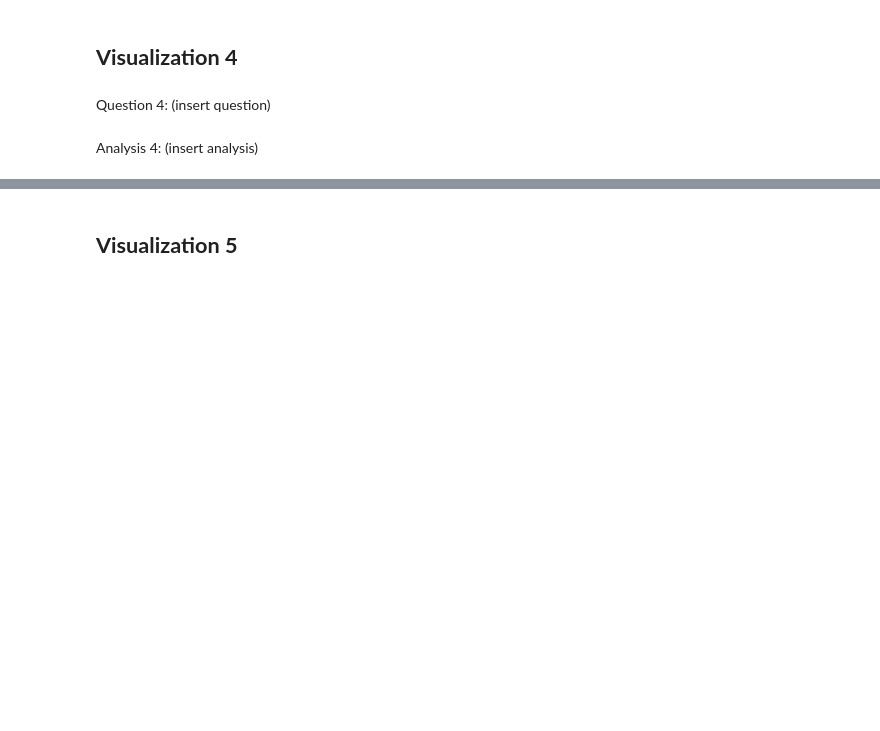
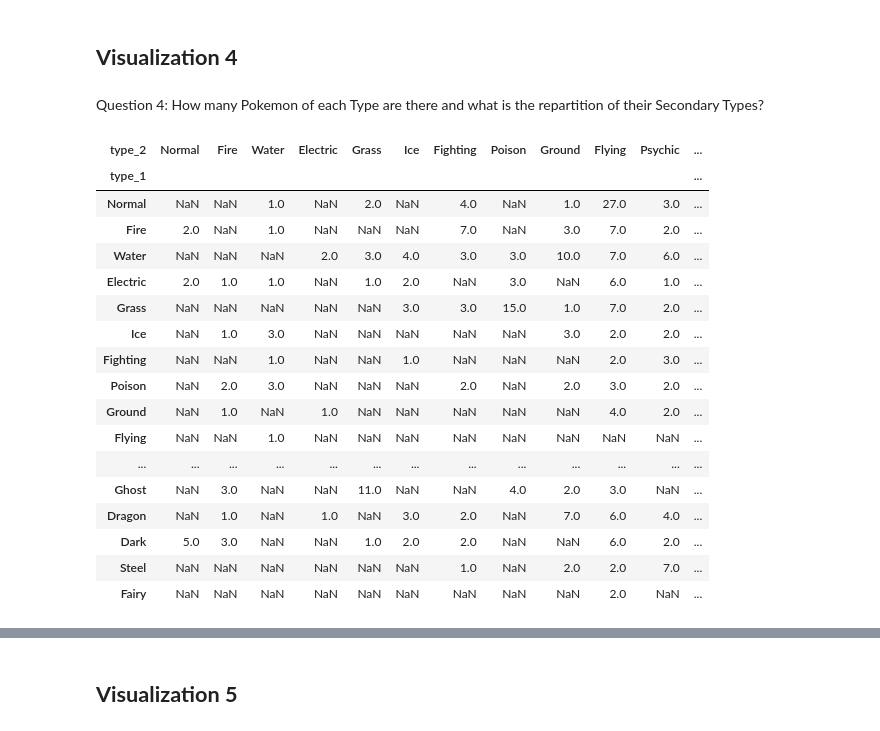
Before and after one commit to Leroymilo/DataVis, a Jupyter notebook: Final Assignment/AdriaanL_AcadWrit_DataViz_Assignment.ipynb, the cells around one changed output, grey strips where cells are left out. Cells and saved outputs as stored; diff of their text form; code cells hidden in the pictures; blank space fills up the shorter version.

```diff
--- a/Final Assignment/AdriaanL_AcadWrit_DataViz_Assignment.ipynb
+++ b/Final Assignment/AdriaanL_AcadWrit_DataViz_Assignment.ipynb
@@ -355,5 +355,3 @@ Analysis 3: It is hard to notice any strong correlation between height and weigh
 We can also notice that the bottom of the scales (both in height and weight) is mostly occupied by pokemons of "Normal" Status.
 # %% [markdown]
 ## **Visualization 4**
-# %% [markdown]
-Question 4: (insert question)
@@ -364,2 +358,38 @@ Question 4: (insert question)
-# %% [markdown]
-Analysis 4: (insert analysis)
+# %% [markdown]
+Question 4: How many Pokemon of each Type are there and what is the repartition of their Secondary Types?
+# %%
+types = pokemon_dataset[["type_1", "type_2", "name"]].fillna("None").groupby(["type_1", "type_2"]).count()
+types = types.T.stack("type_1", future_stack=True).droplevel(0,0)
+
+order = ["Normal", "Fire", "Water", "Electric", "Grass", "Ice", "Fighting", "Poison", "Ground",
+		 "Flying", "Psychic", "Bug", "Rock", "Ghost", "Dragon", "Dark", "Steel", "Fairy", "None"]
+colors = {
+	"Normal": '#A8A77A', "Fire": '#EE8130', "Water": '#6390F0', "Electric": '#F7D02C', "Grass": '#7AC74C', "Ice": '#96D9D6',
+	"Fighting": '#C22E28', "Poison": '#A33EA1', "Ground": '#E2BF65', "Flying": '#A98FF3', "Psychic": '#F95587', "Bug": '#A6B91A',
+	"Rock": '#B6A136', "Ghost": '#735797', "Dragon": '#6F35FC', "Dark": '#705746', "Steel": '#B7B7CE', "Fairy": '#D685AD', "None": "#777777"
+}
+
+types = types.reindex(order[:-1])[order]
+total_x = pd.DataFrame(types.sum(axis=1), columns=["count"])
+total_y = pd.DataFrame(types.sum(), columns=["count"])
+
+types
+# %% [output]
+| type_2 | Normal | Fire | Water | Electric | Grass | Ice | Fighting | Poison | Ground | Flying | Psychic | ... |
+| type_1 |  |  |  |  |  |  |  |  |  |  |  | ... |
+| Normal | NaN | NaN | 1.0 | NaN | 2.0 | NaN | 4.0 | NaN | 1.0 | 27.0 | 3.0 | ... |
+| Fire | 2.0 | NaN | 1.0 | NaN | NaN | NaN | 7.0 | NaN | 3.0 | 7.0 | 2.0 | ... |
+| Water | NaN | NaN | NaN | 2.0 | 3.0 | 4.0 | 3.0 | 3.0 | 10.0 | 7.0 | 6.0 | ... |
+| Electric | 2.0 | 1.0 | 1.0 | NaN | 1.0 | 2.0 | NaN | 3.0 | NaN | 6.0 | 1.0 | ... |
+| Grass | NaN | NaN | NaN | NaN | NaN | 3.0 | 3.0 | 15.0 | 1.0 | 7.0 | 2.0 | ... |
+| Ice | NaN | 1.0 | 3.0 | NaN | NaN | NaN | NaN | NaN | 3.0 | 2.0 | 2.0 | ... |
+| Fighting | NaN | NaN | 1.0 | NaN | NaN | 1.0 | NaN | NaN | NaN | 2.0 | 3.0 | ... |
+| Poison | NaN | 2.0 | 3.0 | NaN | NaN | NaN | 2.0 | NaN | 2.0 | 3.0 | 2.0 | ... |
+| Ground | NaN | 1.0 | NaN | 1.0 | NaN | NaN | NaN | NaN | NaN | 4.0 | 2.0 | ... |
+| Flying | NaN | NaN | 1.0 | NaN | NaN | NaN | NaN | NaN | NaN | NaN | NaN | ... |
+| ... | ... | ... | ... | ... | ... | ... | ... | ... | ... | ... | ... | ... |
+| Ghost | NaN | 3.0 | NaN | NaN | 11.0 | NaN | NaN | 4.0 | 2.0 | 3.0 | NaN | ... |
+| Dragon | NaN | 1.0 | NaN | 1.0 | NaN | 3.0 | 2.0 | NaN | 7.0 | 6.0 | 4.0 | ... |
+| Dark | 5.0 | 3.0 | NaN | NaN | 1.0 | 2.0 | 2.0 | NaN | NaN | 6.0 | 2.0 | ... |
+| Steel | NaN | NaN | NaN | NaN | NaN | NaN | 1.0 | NaN | 2.0 | 2.0 | 7.0 | ... |
+| Fairy | NaN | NaN | NaN | NaN | NaN | NaN | NaN | NaN | NaN | 2.0 | NaN | ... |
```
Also changed, not shown: parts of 4 cells of this notebook.
